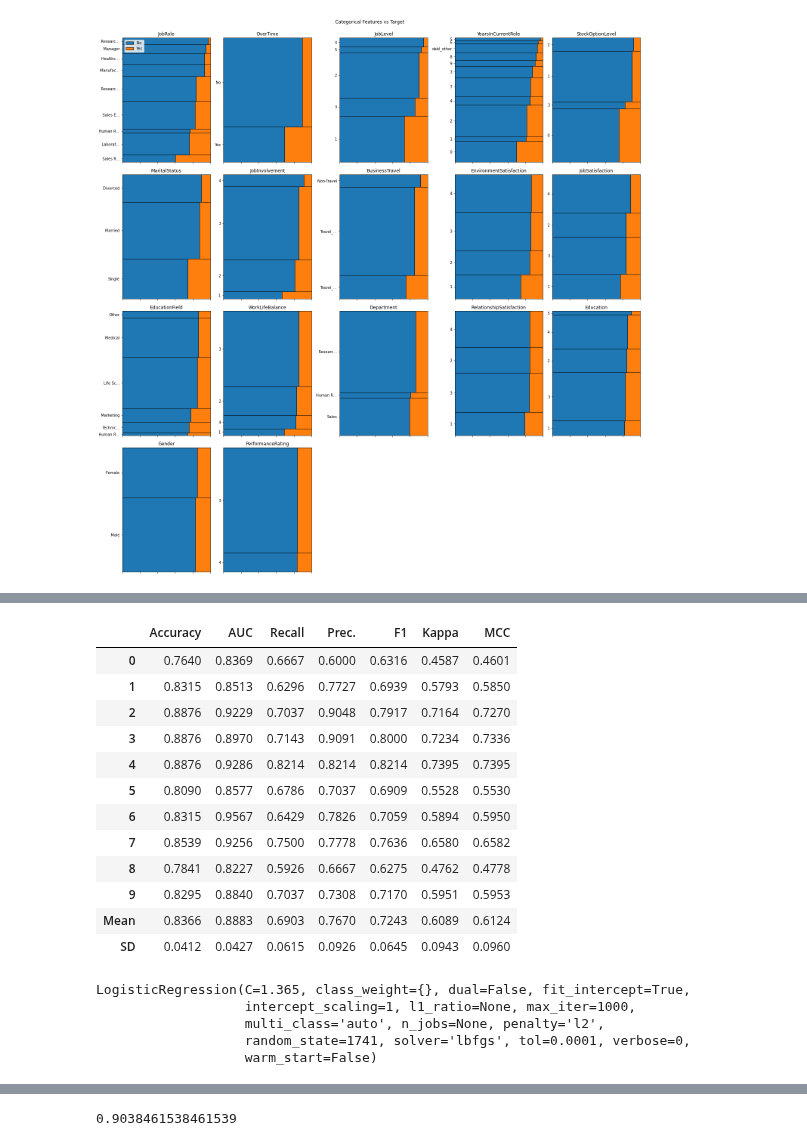
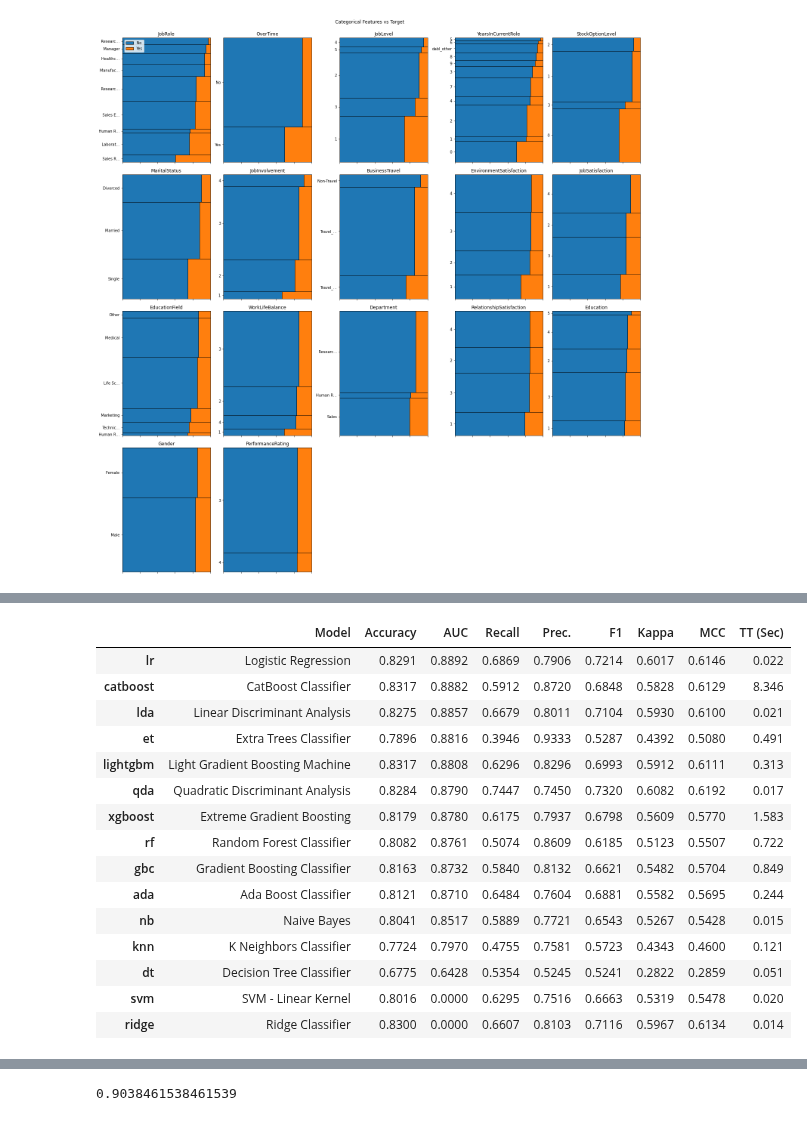
Before and after one commit to Oufattole/HR-Attrition, a Jupyter notebook: Predicting_employee_attrition.ipynb, the cells around one changed output, grey strips where cells are left out. Drawn from its saved outputs; the diff is of its cells as text; code cells hidden in the pictures.

```diff
--- a/Predicting_employee_attrition.ipynb
+++ b/Predicting_employee_attrition.ipynb
@@ -223,21 +198,19 @@ lr = create_model("lr")
-# %%
-tune_model(lr, n_iter = 50, optimize = "AUC")
-# %% [output]
-|  | Accuracy | AUC | Recall | Prec. | F1 | Kappa | MCC |
-| 0 | 0.7640 | 0.8369 | 0.6667 | 0.6000 | 0.6316 | 0.4587 | 0.4601 |
-| 1 | 0.8315 | 0.8513 | 0.6296 | 0.7727 | 0.6939 | 0.5793 | 0.5850 |
-| 2 | 0.8876 | 0.9229 | 0.7037 | 0.9048 | 0.7917 | 0.7164 | 0.7270 |
-| 3 | 0.8876 | 0.8970 | 0.7143 | 0.9091 | 0.8000 | 0.7234 | 0.7336 |
-| 4 | 0.8876 | 0.9286 | 0.8214 | 0.8214 | 0.8214 | 0.7395 | 0.7395 |
-| 5 | 0.8090 | 0.8577 | 0.6786 | 0.7037 | 0.6909 | 0.5528 | 0.5530 |
-| 6 | 0.8315 | 0.9567 | 0.6429 | 0.7826 | 0.7059 | 0.5894 | 0.5950 |
-| 7 | 0.8539 | 0.9256 | 0.7500 | 0.7778 | 0.7636 | 0.6580 | 0.6582 |
-| 8 | 0.7841 | 0.8227 | 0.5926 | 0.6667 | 0.6275 | 0.4762 | 0.4778 |
-| 9 | 0.8295 | 0.8840 | 0.7037 | 0.7308 | 0.7170 | 0.5951 | 0.5953 |
-| Mean | 0.8366 | 0.8883 | 0.6903 | 0.7670 | 0.7243 | 0.6089 | 0.6124 |
-| SD | 0.0412 | 0.0427 | 0.0615 | 0.0926 | 0.0645 | 0.0943 | 0.0960 |
-LogisticRegression(C=1.365, class_weight={}, dual=False, fit_intercept=True,
-                   intercept_scaling=1, l1_ratio=None, max_iter=1000,
-                   multi_class='auto', n_jobs=None, penalty='l2',
-                   random_state=1741, solver='lbfgs', tol=0.0001, verbose=0,
-                   warm_start=False)
+# %%
+top = compare_models(sort = "AUC", n_select = 3)
+# %% [output]
+|  | Model | Accuracy | AUC | Recall | Prec. | F1 | Kappa | MCC | TT (Sec) |
+| lr | Logistic Regression | 0.8291 | 0.8892 | 0.6869 | 0.7906 | 0.7214 | 0.6017 | 0.6146 | 0.022 |
+| catboost | CatBoost Classifier | 0.8317 | 0.8882 | 0.5912 | 0.8720 | 0.6848 | 0.5828 | 0.6129 | 8.346 |
+| lda | Linear Discriminant Analysis | 0.8275 | 0.8857 | 0.6679 | 0.8011 | 0.7104 | 0.5930 | 0.6100 | 0.021 |
+| et | Extra Trees Classifier | 0.7896 | 0.8816 | 0.3946 | 0.9333 | 0.5287 | 0.4392 | 0.5080 | 0.491 |
+| lightgbm | Light Gradient Boosting Machine | 0.8317 | 0.8808 | 0.6296 | 0.8296 | 0.6993 | 0.5912 | 0.6111 | 0.313 |
+| qda | Quadratic Discriminant Analysis | 0.8284 | 0.8790 | 0.7447 | 0.7450 | 0.7320 | 0.6082 | 0.6192 | 0.017 |
+| xgboost | Extreme Gradient Boosting | 0.8179 | 0.8780 | 0.6175 | 0.7937 | 0.6798 | 0.5609 | 0.5770 | 1.583 |
+| rf | Random Forest Classifier | 0.8082 | 0.8761 | 0.5074 | 0.8609 | 0.6185 | 0.5123 | 0.5507 | 0.722 |
+| gbc | Gradient Boosting Classifier | 0.8163 | 0.8732 | 0.5840 | 0.8132 | 0.6621 | 0.5482 | 0.5704 | 0.849 |
+| ada | Ada Boost Classifier | 0.8121 | 0.8710 | 0.6484 | 0.7604 | 0.6881 | 0.5582 | 0.5695 | 0.244 |
+| nb | Naive Bayes | 0.8041 | 0.8517 | 0.5889 | 0.7721 | 0.6543 | 0.5267 | 0.5428 | 0.015 |
+| knn | K Neighbors Classifier | 0.7724 | 0.7970 | 0.4755 | 0.7581 | 0.5723 | 0.4343 | 0.4600 | 0.121 |
+| dt | Decision Tree Classifier | 0.6775 | 0.6428 | 0.5354 | 0.5245 | 0.5241 | 0.2822 | 0.2859 | 0.051 |
+| svm | SVM - Linear Kernel | 0.8016 | 0.0000 | 0.6295 | 0.7516 | 0.6663 | 0.5319 | 0.5478 | 0.020 |
+| ridge | Ridge Classifier | 0.8300 | 0.0000 | 0.6607 | 0.8103 | 0.7116 | 0.5967 | 0.6134 | 0.014 |
```
Also changed, not shown: parts of 8 cells of this notebook.
